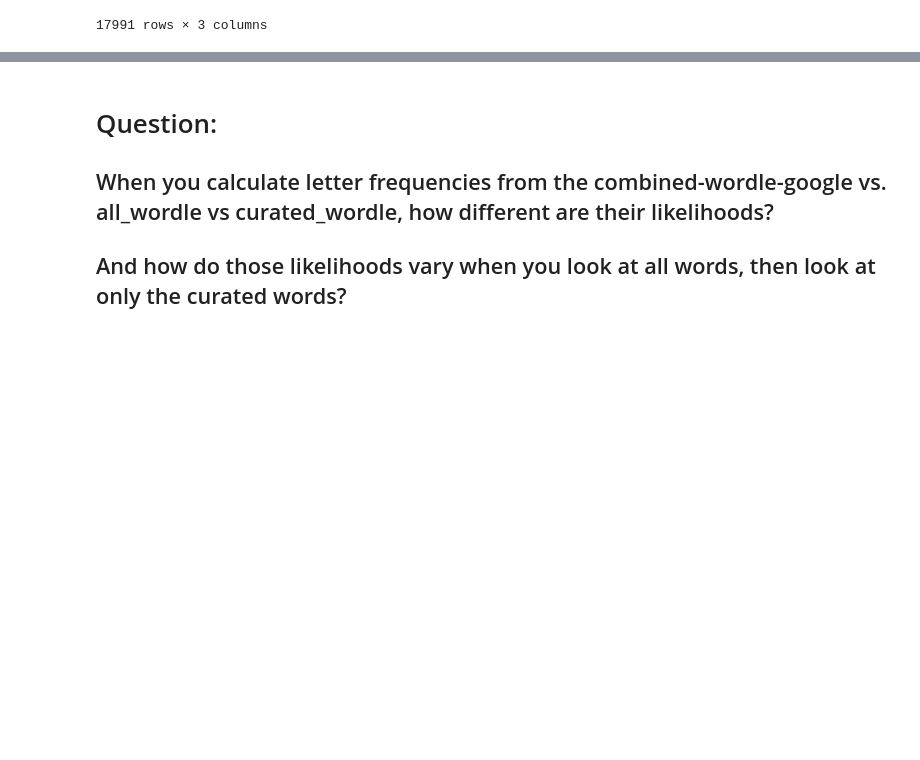
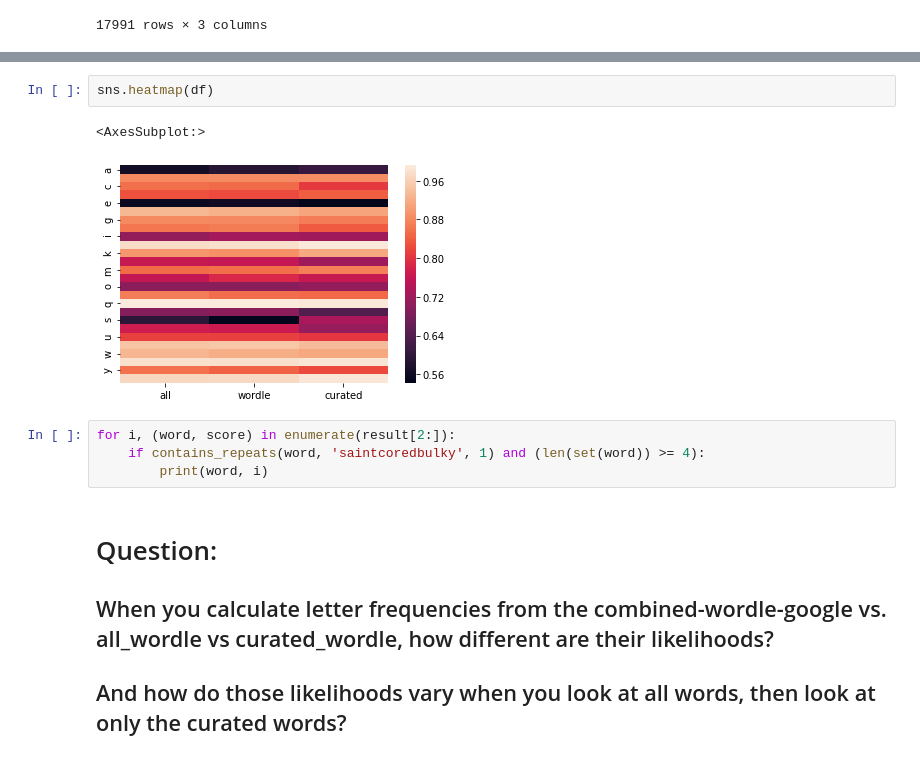
Before and after one commit to benton-anderson/wordle-opt, a Jupyter notebook: notebooks/BJA-02.1-letter-frequency-MLE.ipynb, the cells around one changed output, grey strips where cells are left out. Saved outputs shown, nothing was run; the diff lists cells and outputs as text; blank space fills up the shorter version.

```diff
--- a/notebooks/BJA-02.1-letter-frequency-MLE.ipynb
+++ b/notebooks/BJA-02.1-letter-frequency-MLE.ipynb
@@ -92,3 +381,12 @@ lfl[lfl['curated'].notna()].sort_values('curated', ascending=False)
+# %%
+sns.heatmap(df)
+# %% [output]
+<AxesSubplot:>
+[figure, added]
+# %%
+for i, (word, score) in enumerate(result[2:]):
+    if contains_repeats(word, 'saintcoredbulky', 1) and (len(set(word)) >= 4):
+        print(word, i)
 # %% [markdown]
 # Question:
 
```
Also changed, not shown: parts of 32 cells of this notebook, 7 other files.
